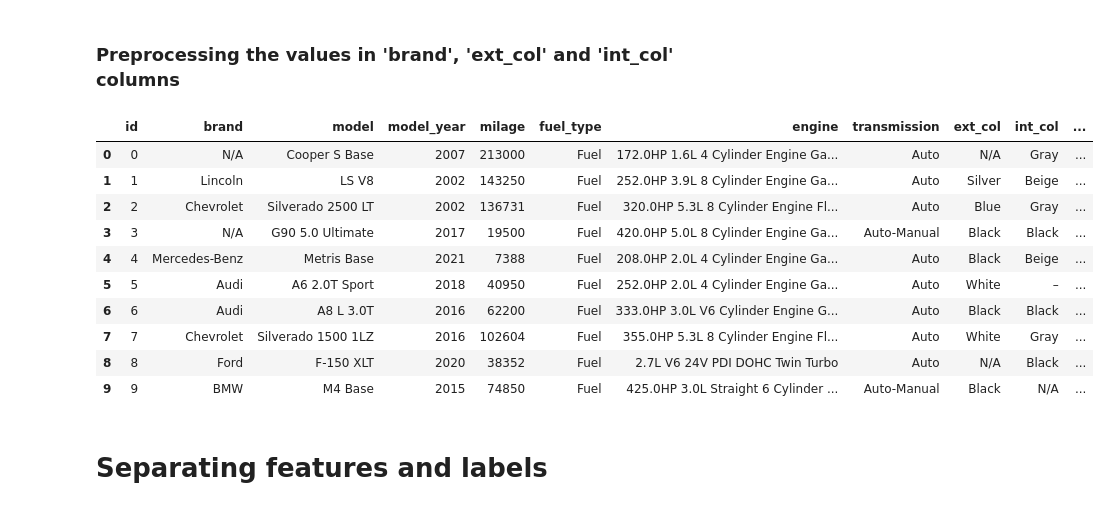
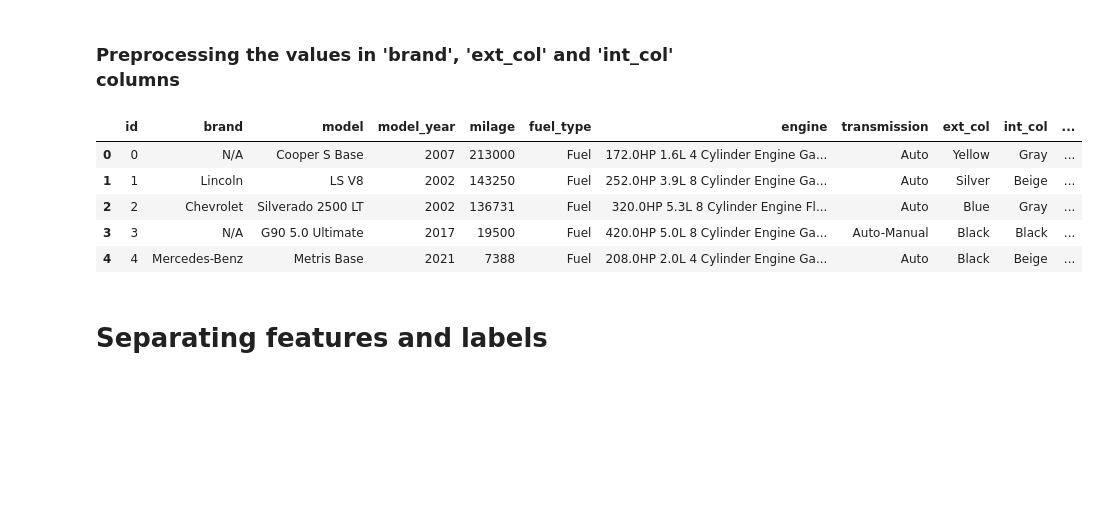
Before and after one commit to De-Subhadip/Machine-Learning-Notebooks, a Jupyter notebook: Used car price prediction with xgboost regressor.ipynb, the cells around one changed output. Cells and saved outputs as stored; diff of their text form; code cells hidden in the pictures; blank space fills up the shorter version.

```diff
--- a/Used car price prediction with xgboost regressor.ipynb
+++ b/Used car price prediction with xgboost regressor.ipynb
@@ -379,17 +379,12 @@ keep_top_n_values(10, 'int_col', train_df)
 # %%
-train_df.head(10)
+train_df.head()
 # %% [output]
 |  | id | brand | model | model_year | milage | fuel_type | engine | transmission | ext_col | int_col | ... |
-| 0 | 0 | N/A | Cooper S Base | 2007 | 213000 | Fuel | 172.0HP 1.6L 4 Cylinder Engine Ga... | Auto | N/A | Gray | ... |
+| 0 | 0 | N/A | Cooper S Base | 2007 | 213000 | Fuel | 172.0HP 1.6L 4 Cylinder Engine Ga... | Auto | Yellow | Gray | ... |
 | 1 | 1 | Lincoln | LS V8 | 2002 | 143250 | Fuel | 252.0HP 3.9L 8 Cylinder Engine Ga... | Auto | Silver | Beige | ... |
 | 2 | 2 | Chevrolet | Silverado 2500 LT | 2002 | 136731 | Fuel | 320.0HP 5.3L 8 Cylinder Engine Fl... | Auto | Blue | Gray | ... |
 | 3 | 3 | N/A | G90 5.0 Ultimate | 2017 | 19500 | Fuel | 420.0HP 5.0L 8 Cylinder Engine Ga... | Auto-Manual | Black | Black | ... |
 | 4 | 4 | Mercedes-Benz | Metris Base | 2021 | 7388 | Fuel | 208.0HP 2.0L 4 Cylinder Engine Ga... | Auto | Black | Beige | ... |
-| 5 | 5 | Audi | A6 2.0T Sport | 2018 | 40950 | Fuel | 252.0HP 2.0L 4 Cylinder Engine Ga... | Auto | White | – | ... |
-| 6 | 6 | Audi | A8 L 3.0T | 2016 | 62200 | Fuel | 333.0HP 3.0L V6 Cylinder Engine G... | Auto | Black | Black | ... |
-| 7 | 7 | Chevrolet | Silverado 1500 1LZ | 2016 | 102604 | Fuel | 355.0HP 5.3L 8 Cylinder Engine Fl... | Auto | White | Gray | ... |
-| 8 | 8 | Ford | F-150 XLT | 2020 | 38352 | Fuel | 2.7L V6 24V PDI DOHC Twin Turbo | Auto | N/A | Black | ... |
-| 9 | 9 | BMW | M4 Base | 2015 | 74850 | Fuel | 425.0HP 3.0L Straight 6 Cylinder ... | Auto-Manual | Black | N/A | ... |
 # %% [markdown]
 # Separating features and labels
 # %%
```
Also changed, not shown: parts of 7 cells of this notebook.
